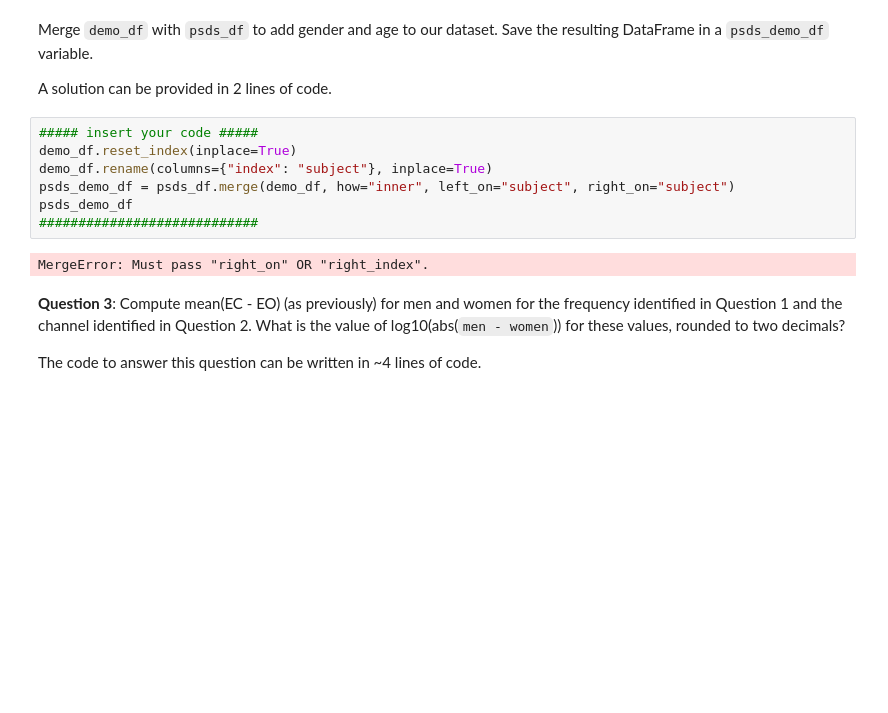
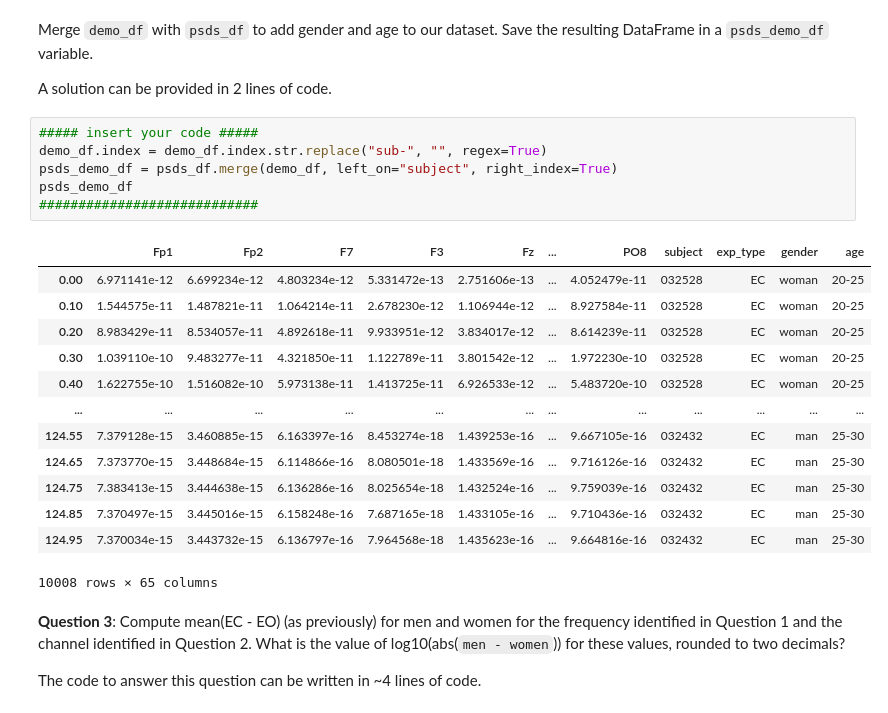
Before and after one commit to kfrancis2017/csce556-labs, a Jupyter notebook: CSCE556_Lab3.ipynb, the cells around one changed output. Cells and saved outputs as stored; diff of their text form; blank space fills up the shorter version.

```diff
--- a/CSCE556_Lab3.ipynb
+++ b/CSCE556_Lab3.ipynb
@@ -310,13 +305,24 @@ Merge `demo_df` with `psds_df` to add gender and age to our dataset. Save the re
 A solution can be provided in 2 lines of code.
 # %%
 ##### insert your code #####
-demo_df.reset_index(inplace=True)
-demo_df.rename(columns={"index": "subject"}, inplace=True)
-psds_demo_df = psds_df.merge(demo_df, how="inner", left_on="subject", right_on="subject")
+demo_df.index = demo_df.index.str.replace("sub-", "", regex=True)
+psds_demo_df = psds_df.merge(demo_df, left_on="subject", right_index=True)
 psds_demo_df
 ############################
 # %% [output]
+|  | Fp1 | Fp2 | F7 | F3 | Fz | ... | PO8 | subject | exp_type | gender | age |
+| 0.00 | 6.971141e-12 | 6.699234e-12 | 4.803234e-12 | 5.331472e-13 | 2.751606e-13 | ... | 4.052479e-11 | 032528 | EC | woman | 20-25 |
+| 0.10 | 1.544575e-11 | 1.487821e-11 | 1.064214e-11 | 2.678230e-12 | 1.106944e-12 | ... | 8.927584e-11 | 032528 | EC | woman | 20-25 |
+| 0.20 | 8.983429e-11 | 8.534057e-11 | 4.892618e-11 | 9.933951e-12 | 3.834017e-12 | ... | 8.614239e-11 | 032528 | EC | woman | 20-25 |
+| 0.30 | 1.039110e-10 | 9.483277e-11 | 4.321850e-11 | 1.122789e-11 | 3.801542e-12 | ... | 1.972230e-10 | 032528 | EC | woman | 20-25 |
+| 0.40 | 1.622755e-10 | 1.516082e-10 | 5.973138e-11 | 1.413725e-11 | 6.926533e-12 | ... | 5.483720e-10 | 032528 | EC | woman | 20-25 |
+| ... | ... | ... | ... | ... | ... | ... | ... | ... | ... | ... | ... |
+| 124.55 | 7.379128e-15 | 3.460885e-15 | 6.163397e-16 | 8.453274e-18 | 1.439253e-16 | ... | 9.667105e-16 | 032432 | EC | man | 25-30 |
+| 124.65 | 7.373770e-15 | 3.448684e-15 | 6.114866e-16 | 8.080501e-18 | 1.433569e-16 | ... | 9.716126e-16 | 032432 | EC | man | 25-30 |
+| 124.75 | 7.383413e-15 | 3.444638e-15 | 6.136286e-16 | 8.025654e-18 | 1.432524e-16 | ... | 9.759039e-16 | 032432 | EC | man | 25-30 |
+| 124.85 | 7.370497e-15 | 3.445016e-15 | 6.158248e-16 | 7.687165e-18 | 1.433105e-16 | ... | 9.710436e-16 | 032432 | EC | man | 25-30 |
+| 124.95 | 7.370034e-15 | 3.443732e-15 | 6.136797e-16 | 7.964568e-18 | 1.435623e-16 | ... | 9.664816e-16 | 032432 | EC | man | 25-30 |
-MergeError: Must pass "right_on" OR "right_index".
+10008 rows × 65 columns
 # %% [markdown]
 **Question 3**: Compute mean(EC - EO) (as previously) for men and women for the frequency identified in Question 1 and the channel identified in Question 2. What is the value of log10(abs(`men - women`)) for these values, rounded to two decimals?
 
```
Also changed, not shown: parts of 7 cells of this notebook.
